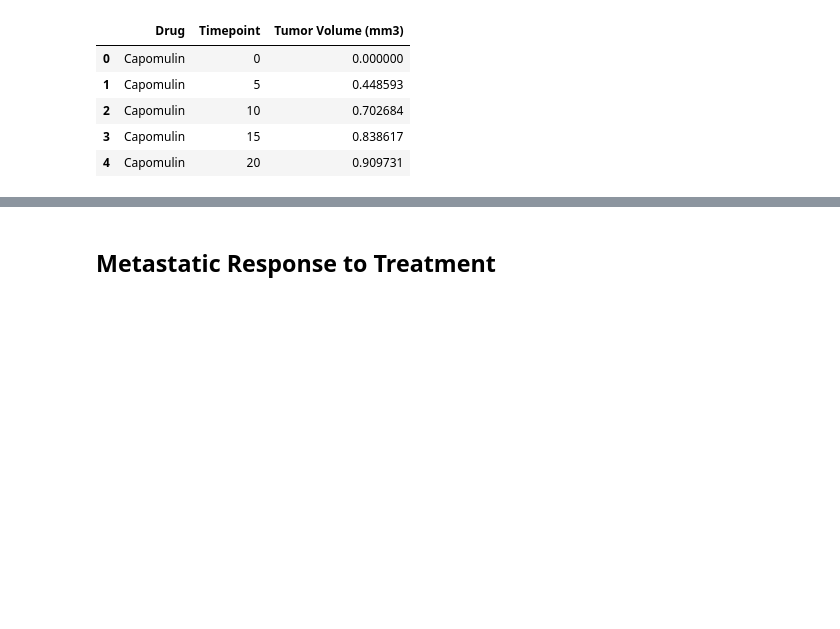
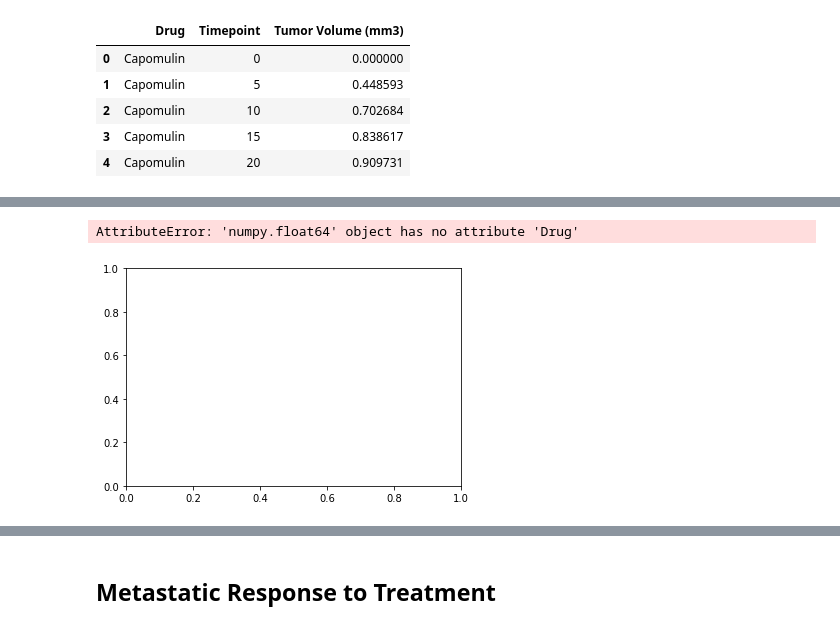
Before and after one commit to patrickharrington6717/matplotlib-challenge, a Jupyter notebook: pymaceuticals_starter.ipynb, the cells around one changed output, grey strips where cells are left out. Cells and saved outputs as stored; diff of their text form; code cells hidden in the pictures; blank space fills up the shorter version.

```diff
--- a/pymaceuticals_starter.ipynb
+++ b/pymaceuticals_starter.ipynb
@@ -165,3 +158,20 @@ plt.show()
+# %%
+fig, ax = plt.subplots()
+x_axis = pivot_df.index.values
+
+y_axis = pivot_df.Capomulin.values
+# tv is tumor volume
+std_err_tv_df = df1.sem()["Tumor Volume (mm3)"]
+standard_errors = std_err_tv_df[std_err_tv_df.Drug == 'Capomulin']['Tumor Volume (mm3)'].values
+ax.errorbar(x_axis, y_axis, standard_errors, fmt="o", label='Capomulin', color='red', linestyle='solid')
+
+plt.title("Tumor Response to Treatment")
+plt.xlabel("Time (Days)")
+plt.ylabel("Tumor Volume (mm3)")
+plt.legend(loc='topleft')
+# %% [output]
+AttributeError: 'numpy.float64' object has no attribute 'Drug'
+[figure, added]
 # %%
 #To set the index to the column value Timepoint
 #Multiply by 100 or see what do I have to compute to get that value
```
Also changed, not shown: parts of 7 cells of this notebook.
